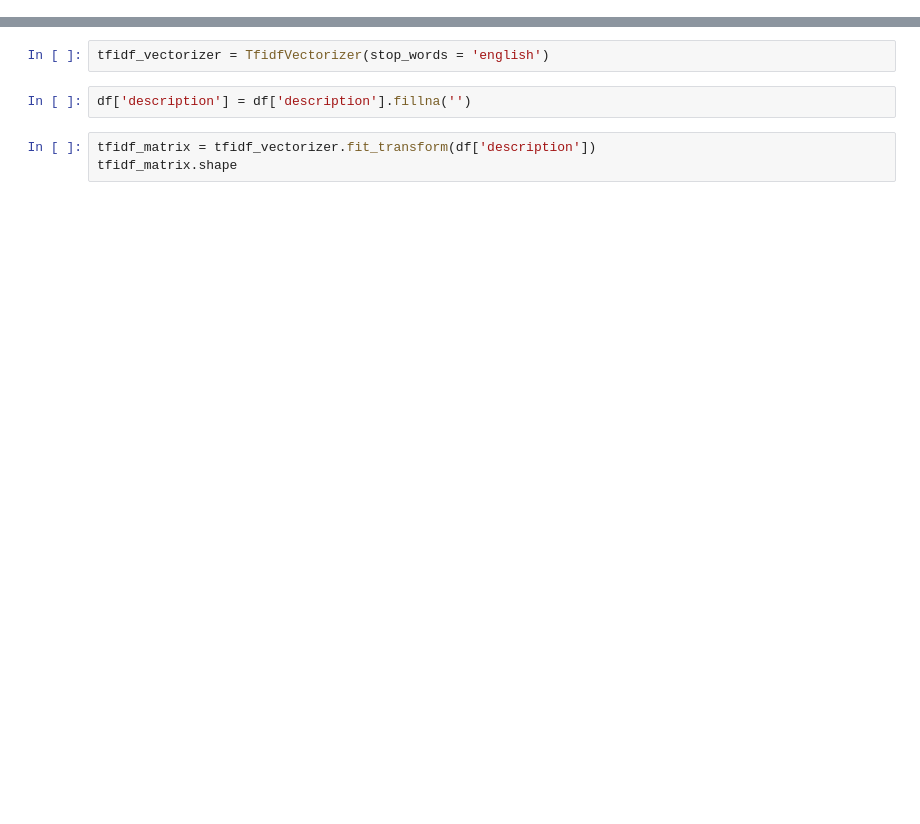
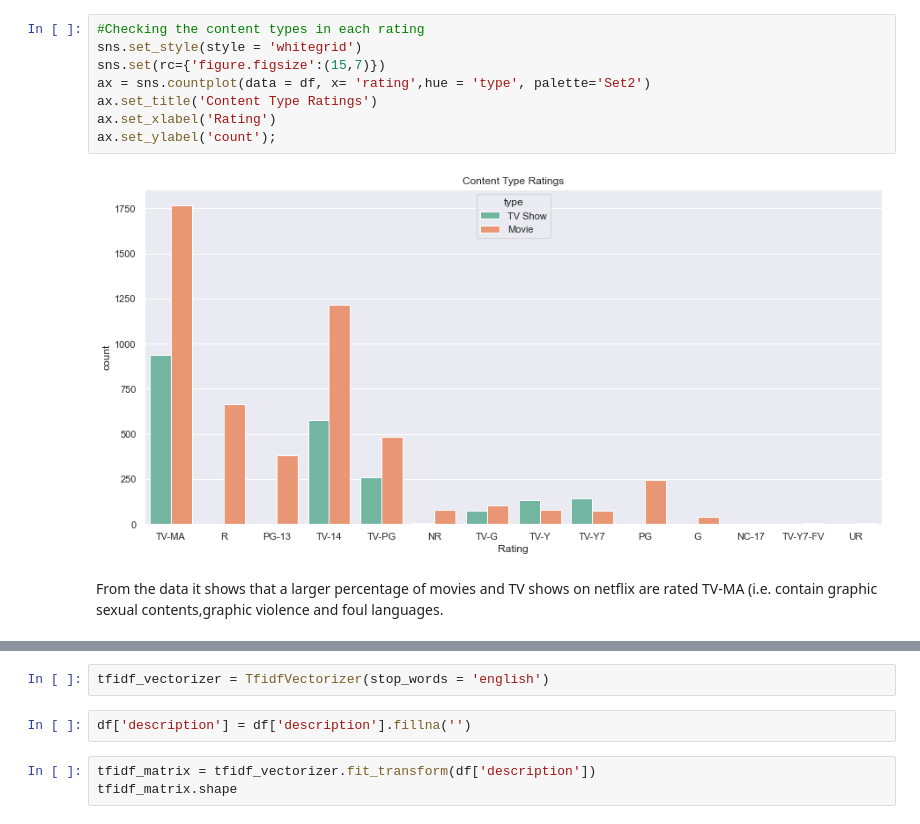
Before and after one commit to sanyogthescholar/movie_recommendation_system, a Jupyter notebook: movie_recommendation_system.ipynb, the cells around one changed output, grey strips where cells are left out. Cells and saved outputs as stored; diff of their text form; blank space fills up the shorter version.

```diff
--- a/movie_recommendation_system.ipynb
+++ b/movie_recommendation_system.ipynb
@@ -71,0 +178,12 @@ dtype: int64
+# %%
+#Checking the content types in each rating
+sns.set_style(style = 'whitegrid')
+sns.set(rc={'figure.figsize':(15,7)})
+ax = sns.countplot(data = df, x= 'rating',hue = 'type', palette='Set2')
+ax.set_title('Content Type Ratings')
+ax.set_xlabel('Rating')
+ax.set_ylabel('count');
+# %% [output]
+[figure, added]
+# %% [markdown]
+From the data it shows that a larger percentage of movies and TV shows on netflix are rated TV-MA (i.e. contain  graphic sexual contents,graphic violence and foul languages.
```
Also changed, not shown: parts of 26 cells of this notebook.
